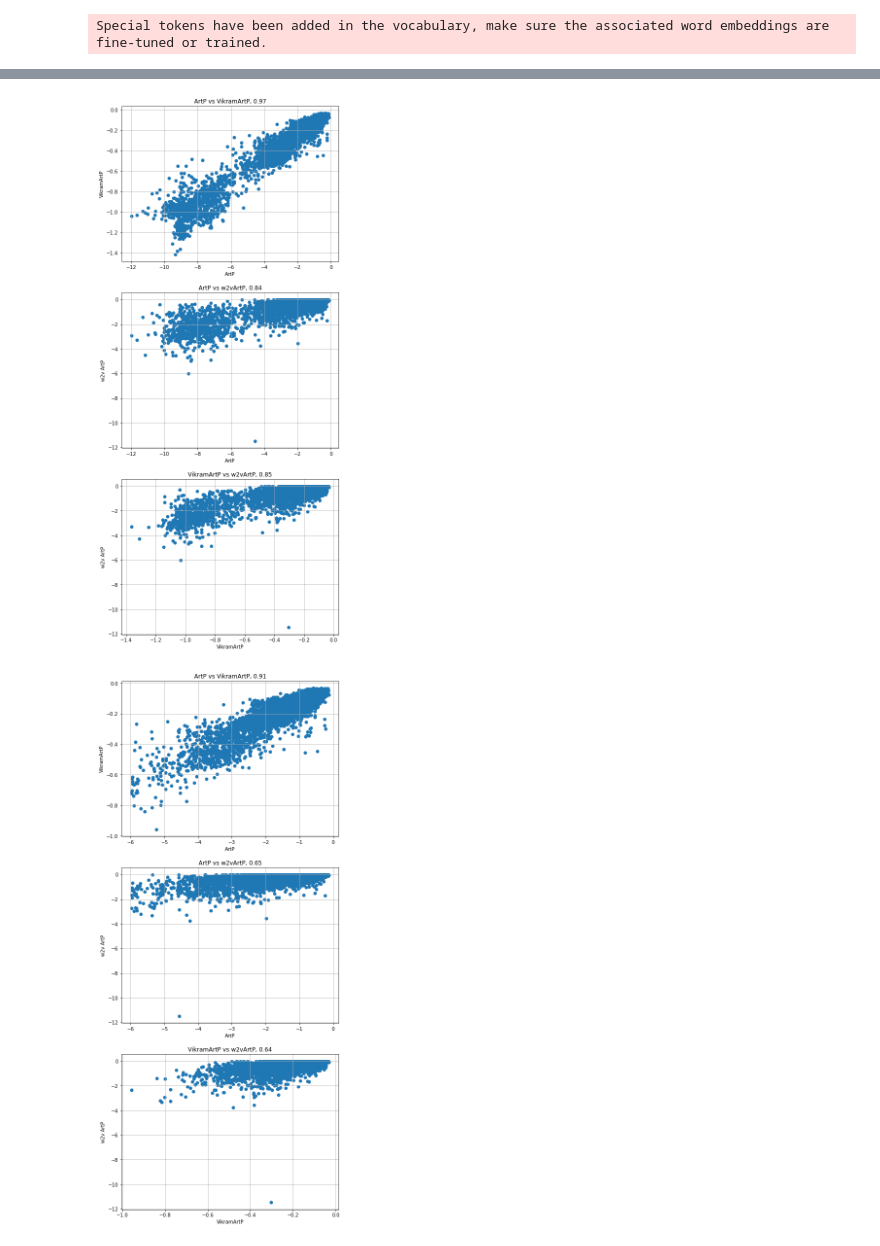
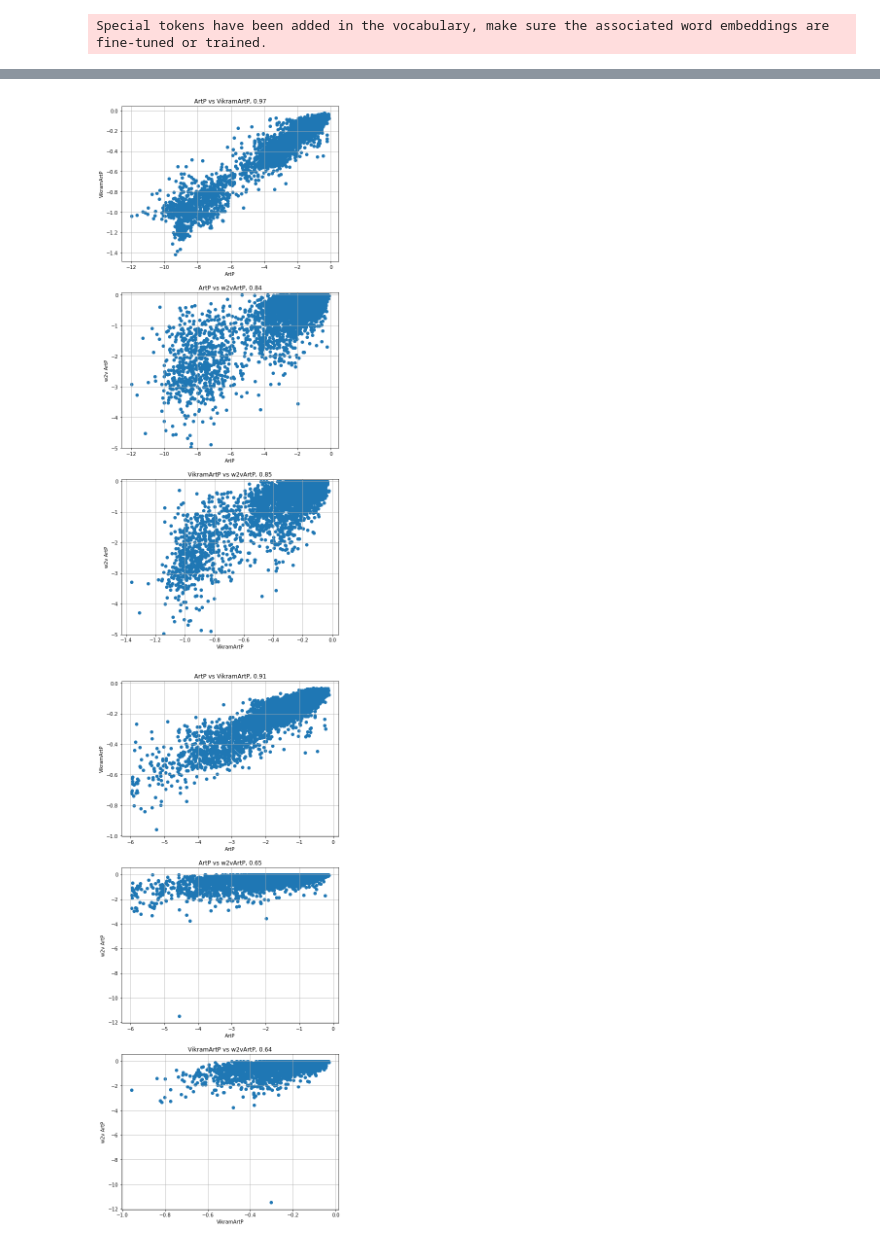
Before and after one commit to pkadambi/charsiu, a Jupyter notebook: dnn_artp_analysis.ipynb, the cells around one changed output, grey strips where cells are left out. Cells and saved outputs as stored; diff of their text form; code cells hidden in the pictures.

Commit message:
results plotting for als

```diff
--- a/dnn_artp_analysis.ipynb
+++ b/dnn_artp_analysis.ipynb
@@ -41,13 +57,13 @@ phones = ['N', 'M', 'ng', 'g', 'b', 'd', 'k', 't', 'p', 's', 'sh', 'dh', 'th', '
 dnn_df = pd.read_csv('./data/dataset_files/DNN.csv')
 gmm_df = pd.read_csv('./data/dataset_files/GMM.csv')
 
-dnnals_df = dnn_df[dnn_df['sample'].str.contains('ALS')]
+dnnals_df = dnn_df[dnn_df['sample'].str.contains('ALS') | dnn_df['sample'].str.contains('crowd')]
 dnnals_df['vikram_artp'] = dnnals_df[phones].mean(axis=1)
 
-gmmals_df = gmm_df[gmm_df['sample'].str.contains('ALS')]
+gmmals_df = gmm_df[gmm_df['sample'].str.contains('ALS') | gmm_df['sample'].str.contains('crowd')]
 gmmals_df['artp'] = gmmals_df[phones].mean(axis=1)
 
-w2v_df = dnn_df[dnn_df['sample'].str.contains('ALS')]
+w2v_df = dnn_df[dnn_df['sample'].str.contains('ALS') | dnn_df['sample'].str.contains('crowd')]
 
 gmmals_df = gmmals_df.sort_values('File_id')
 dnnals_df = dnnals_df.sort_values('File_id')
@@ -85,5 +95,14 @@ else:
 
 w2v_df['w2v_artp'] = np.zeros(len(w2v_df))
 for ii, sessid in enumerate(w2v_df.index):
-    _sessartp = np.nanmean(list(session_artp_validation_dict[sessid].values()))
-    w2v_df.loc[sessid, 'w2v_artp'] = _sessartp
+    if 'ALS' in w2v_df.loc[sessid, 'sample']:
+        _sessartp = np.nanmean(list(session_artp_validation_dict[sessid].values()))
+        w2v_df.loc[sessid, 'w2v_artp'] = _sessartp
+# %%
+''' load the crowdsource run'''
+
+sess_artp_validation_dict_crowd = pkl.load(open('crowd_validation_artps_fixed.pkl.upload', 'rb'))
+for ii, sessid in enumerate(w2v_df.index):
+    if 'crowd' in w2v_df.loc[sessid, 'sample']:
+        _sessartp = np.nanmean(list(sess_artp_validation_dict_crowd[sessid].values()))
+        w2v_df.loc[sessid, 'w2v_artp'] = _sessartp
@@ -93,28 +230,30 @@ joined_df = joined_df.merge(w2v_df, how='inner', on='File_id')
 # %%
 plt.figure(figsize=(8,20))
 plt.subplot(3,1,1)
 plt.title('ArtP vs VikramArtP, %.2f' % joined_df['artp'].corr(joined_df['vikram_artp']))
 plt.scatter(joined_df['artp'], joined_df['vikram_artp'])
 plt.xlabel('ArtP')
 plt.ylabel('VikramArtP')
 plt.grid()
 
 plt.subplot(3,1,2)
 plt.title('ArtP vs w2vArtP, %.2f' % joined_df['artp'].corr(joined_df['w2v_artp']))
+plt.ylim([-5, .075])
 plt.scatter(joined_df['artp'], joined_df['w2v_artp'])
 plt.xlabel('ArtP')
 plt.ylabel('w2v ArtP')
 plt.grid()
 
 
 plt.subplot(3,1,3)
 plt.title('VikramArtP vs w2vArtP, %.2f' % joined_df['vikram_artp'].corr(joined_df['w2v_artp']))
 plt.scatter(joined_df['vikram_artp'], joined_df['w2v_artp'])
+plt.ylim([-5, .075])
 plt.xlabel('VikramArtP')
 plt.ylabel('w2v ArtP')
 plt.grid()
 # %% [output]
-[figure, old version]
+[figure, new version]
 # %%
 inds = joined_df['artp']>-6
 gt6df = joined_df[joined_df['artp']>-6]
```
Also changed, not shown: parts of 9 cells of this notebook.
